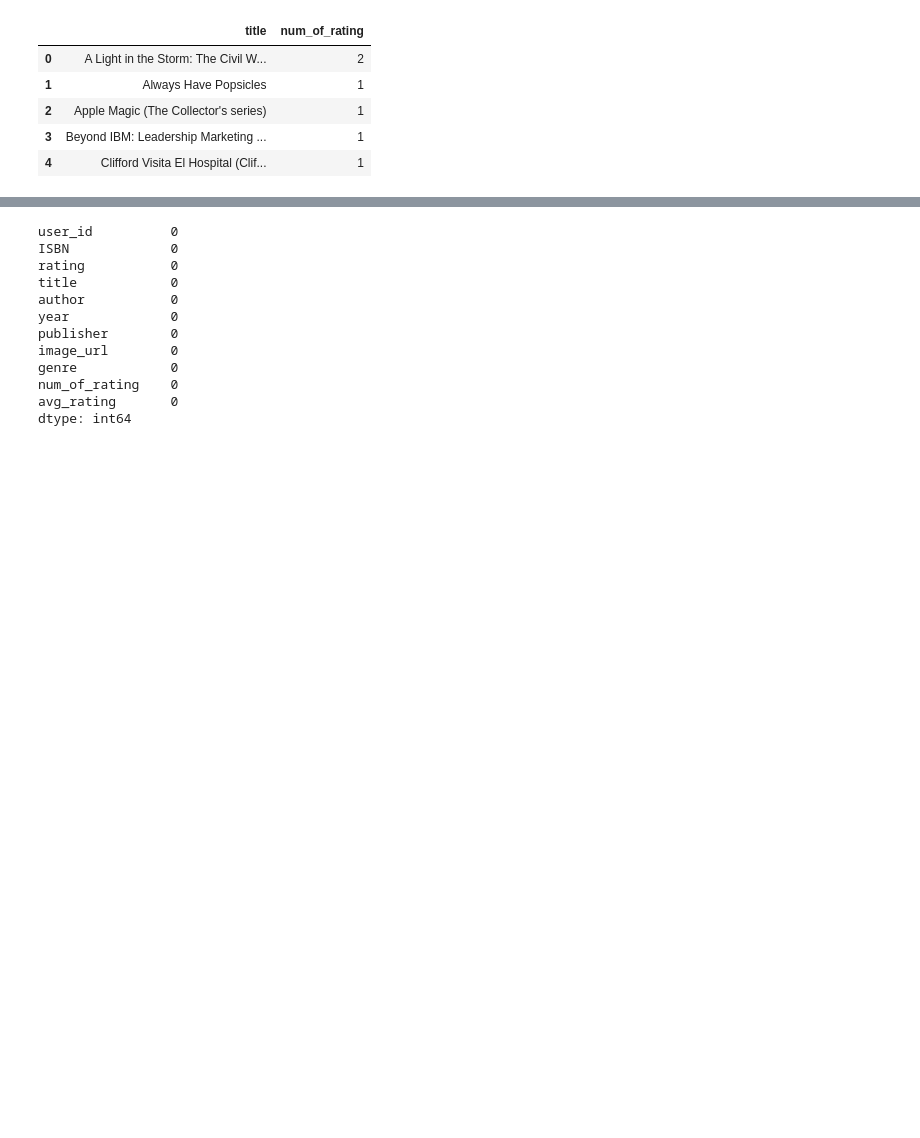
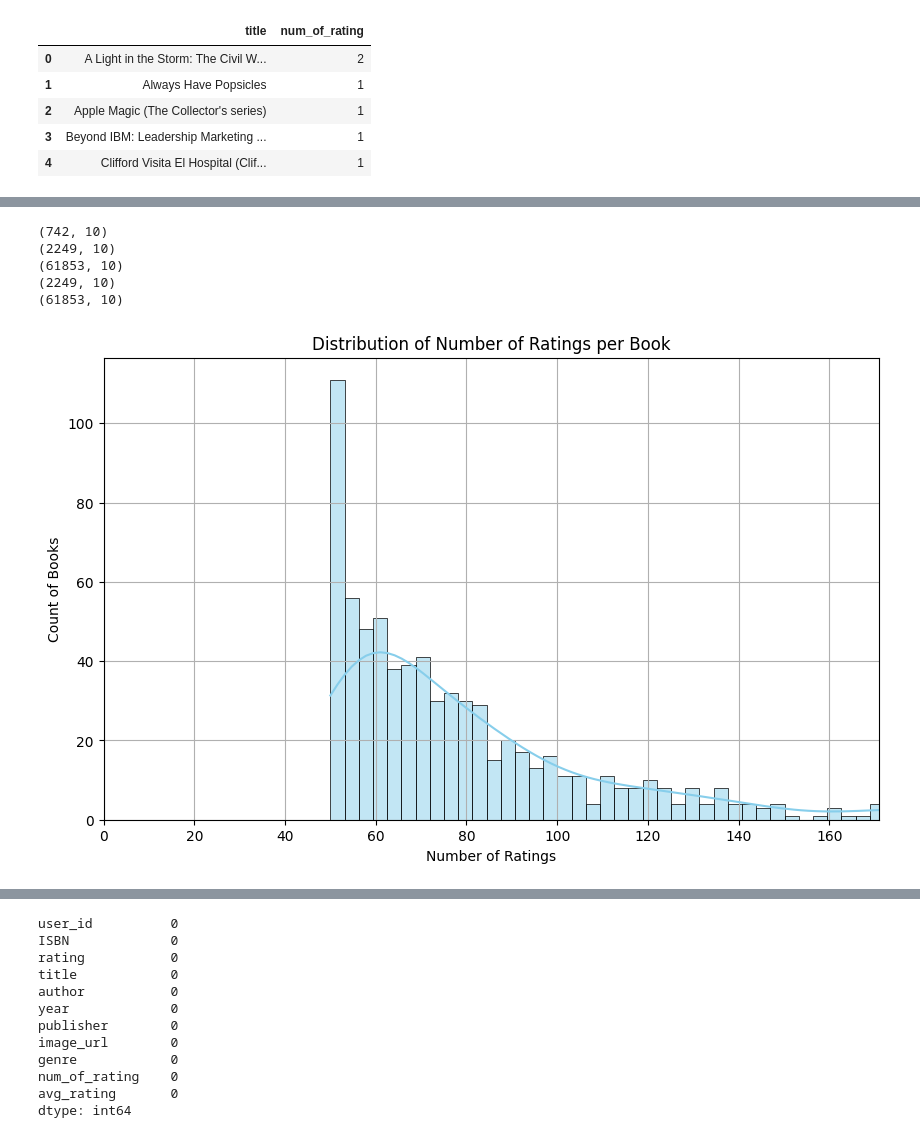
Before and after one commit to razyousuf/Book-Recommendation-Clustering-Pipeline, a Jupyter notebook: Experiment/research.ipynb, the cells around one changed output, grey strips where cells are left out. Saved outputs shown, nothing was run; the diff lists cells and outputs as text; code cells hidden in the pictures; blank space fills up the shorter version.

```diff
--- a/Experiment/research.ipynb
+++ b/Experiment/research.ipynb
@@ -352,0 +353,31 @@ final_rating.sample(30)
+# %%
+books_unique = final_rating.drop_duplicates(subset=['title'])
+print(books_unique.shape)
+books_unique2 = final_rating.drop_duplicates(subset=['ISBN'])
+print(books_unique2.shape)
+books_unique3 = final_rating.drop_duplicates(subset=['ISBN', 'user_id'])
+print(books_unique3.shape)
+books_unique4 = final_rating.drop_duplicates(subset=['ISBN', 'title'])
+print(books_unique4.shape)
+books_unique5 = final_rating.drop_duplicates(subset=['ISBN', 'title', 'user_id'])
+print(books_unique5.shape)
+# %% [output]
+(742, 10)
+(2249, 10)
+(61853, 10)
+(2249, 10)
+(61853, 10)
+# %%
+import matplotlib.pyplot as plt
+import seaborn as sns
+
+plt.figure(figsize=(10, 6))
+sns.histplot(books_unique['num_of_rating'], bins=100, kde=True, color='skyblue')
+plt.title('Distribution of Number of Ratings per Book')
+plt.xlabel('Number of Ratings')
+plt.ylabel('Count of Books')
+plt.xlim(0, books_unique['num_of_rating'].quantile(0.95))  # to avoid long tail distortion
+plt.grid(True)
+plt.show()
+# %% [output]
+[figure, added]
```
Also changed, not shown: parts of 13 cells of this notebook, 13 other files.
